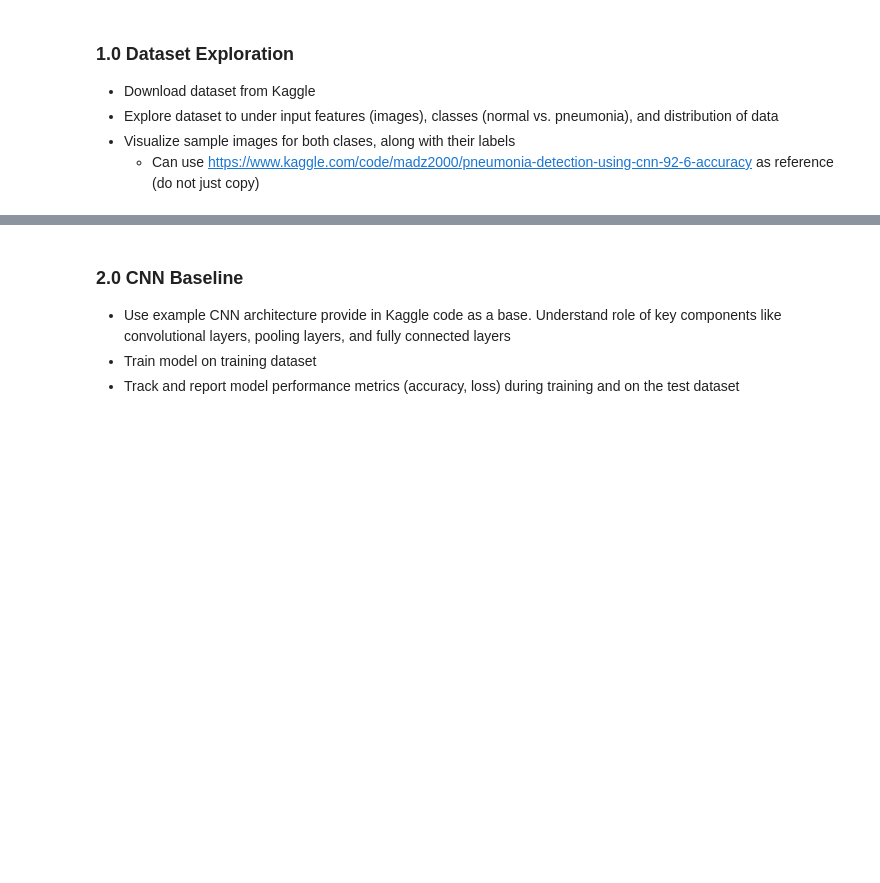
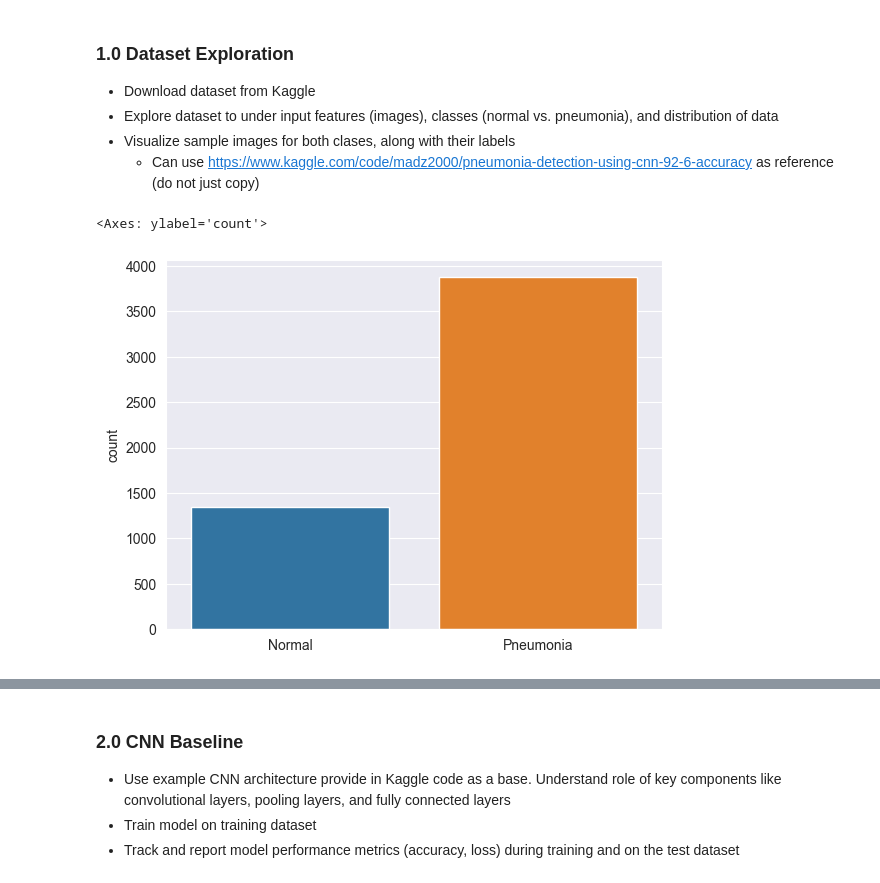
Before and after one commit to LaPetiteBird/DSassignment2, a Jupyter notebook: main.ipynb, the cells around one changed output, grey strips where cells are left out. Cells and saved outputs as stored; diff of their text form; code cells hidden in the pictures; blank space fills up the shorter version.

```diff
--- a/main.ipynb
+++ b/main.ipynb
@@ -93,0 +79,14 @@ for feature, label in test:
+# %%
+# Map labels to strings
+l = []
+for i in train:
+    if i[1] == 1:
+        l.append("Pneumonia")
+    else:
+        l.append("Normal")
+
+sns.set_style('darkgrid')
+sns.countplot(x=l)
+# %% [output]
+<Axes: ylabel='count'>
+[figure, added]
```
Also changed, not shown: parts of 3 cells of this notebook.
